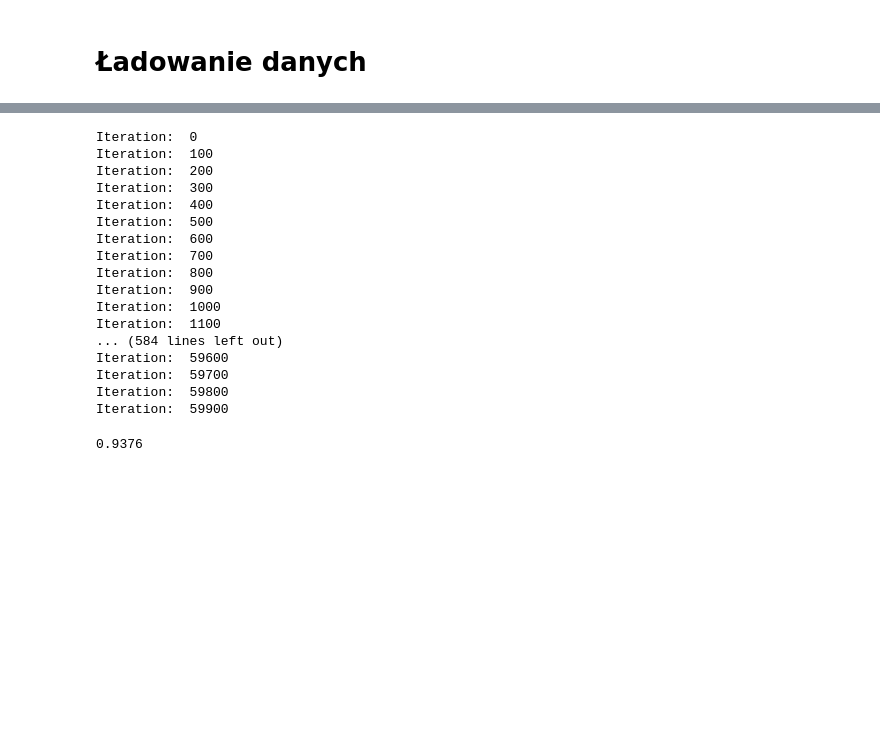
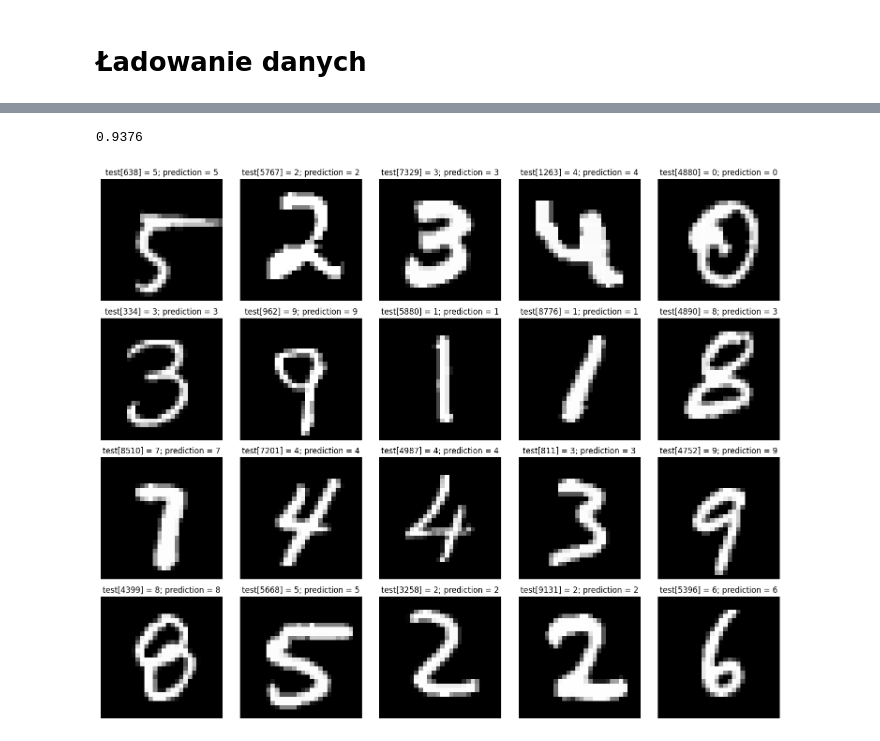
Before and after one commit to pswierzy/MNIST-NN, a Jupyter notebook: mnist-nn.ipynb, the cells around one changed output, grey strips where cells are left out. Saved outputs shown, nothing was run; the diff lists cells and outputs as text; code cells hidden in the pictures; blank space fills up the shorter version.

Commit message:
Added showing predictions

```diff
--- a/mnist-nn.ipynb
+++ b/mnist-nn.ipynb
@@ -152,8 +152,8 @@ def gradiant_descend(X, Y, iterations, alpha):
         Z1, A1, Z2, A2 = forward_prop(W1, b1, W2, b2, X)
         dW1, db1, dW2, db2 = back_prop(Z1, A1, Z2, A2, W2, X, Y)
         W1, b1, W2, b2 = update_params(W1, b1, W2, b2, dW1, db1, dW2, db2, alpha)
-        if i % 100 == 0:
-            print("Iteration: ", i)
+        # if i % 100 == 0:
+           # print("Iteration: ", i)
            # print("Accuracy: ", get_accuracy(get_predictions(A2), Y))
     return W1, b1, W2, b2
 # %%
@@ -166,24 +166,6 @@ X_te = X_te / 255.0
 Y_te = np.array(y_test)
 # %%
 W1, b1, W2, b2 = gradiant_descend(X_tr, Y_tr, Y_tr.size, 0.1)
-# %% [output]
-Iteration:  0
-Iteration:  100
-Iteration:  200
-Iteration:  300
-Iteration:  400
-Iteration:  500
-Iteration:  600
-Iteration:  700
-Iteration:  800
-Iteration:  900
-Iteration:  1000
-Iteration:  1100
-... (584 lines left out)
-Iteration:  59600
-Iteration:  59700
-Iteration:  59800
-Iteration:  59900
 # %%
 def make_predictions(X, W1, b1, W2, b2):
     _, _, _, A2 = forward_prop(W1, b1, W2, b2, X)
@@ -194,3 +176,17 @@ predictions = get_accuracy(make_predictions(X_te, W1, b1, W2, b2), Y_te)
 print(predictions)
 # %% [output]
 0.9376
+# %%
+test_images = []
+labels = []
+for i in range(20):
+    r = random.randint(0, len(X_te[0])-1)
+    random_test = X_te[:, r]
+    test_images.append(random_test.reshape(28, 28))
+
+    prediction = make_predictions(random_test.reshape(-1, 1), W1, b1, W2, b2)[0]
+    labels.append(f"test[{r}] = {y_test[r]}; prediction = {prediction}")
+
+show_images(test_images, labels)
+# %% [output]
+[figure, added]
```
Also changed, not shown: parts of 1 cell of this notebook.
